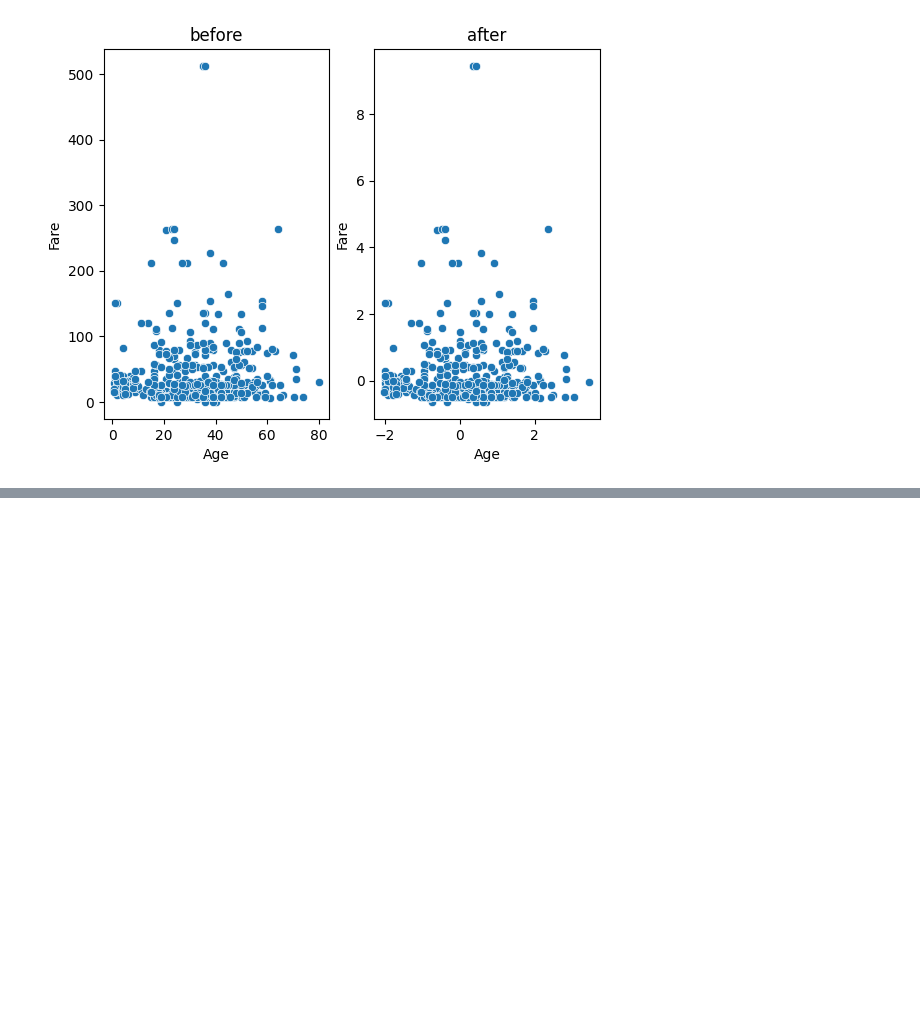
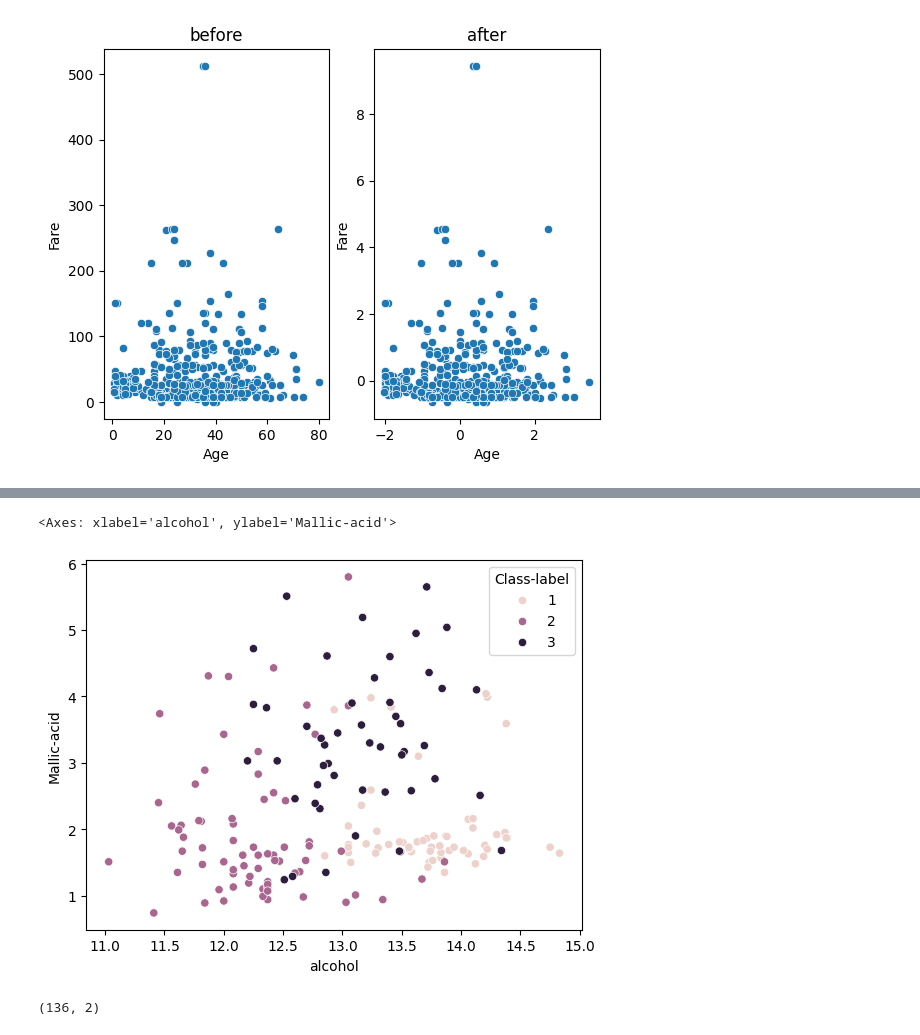
Before and after one commit to Amulussolver/Machine-learning, a Jupyter notebook: feature_eng.ipynb, the cells around one changed output, grey strips where cells are left out. Saved outputs shown, nothing was run; the diff lists cells and outputs as text; code cells hidden in the pictures; blank space fills up the shorter version.

```diff
--- a/feature_eng.ipynb
+++ b/feature_eng.ipynb
@@ -143,0 +179,5 @@ Text(0.5, 1.0, 'after')
+# %%
+sns.scatterplot(x=df.alcohol,y=df["Mallic-acid"],hue=df['Class-label'])
+# %% [output]
+<Axes: xlabel='alcohol', ylabel='Mallic-acid'>
+[figure, added]
@@ -143,0 +186,4 @@ Text(0.5, 1.0, 'after')
+# %%
+X_train.shape
+# %% [output]
+(136, 2)
```
Also changed, not shown: parts of 17 cells of this notebook.
